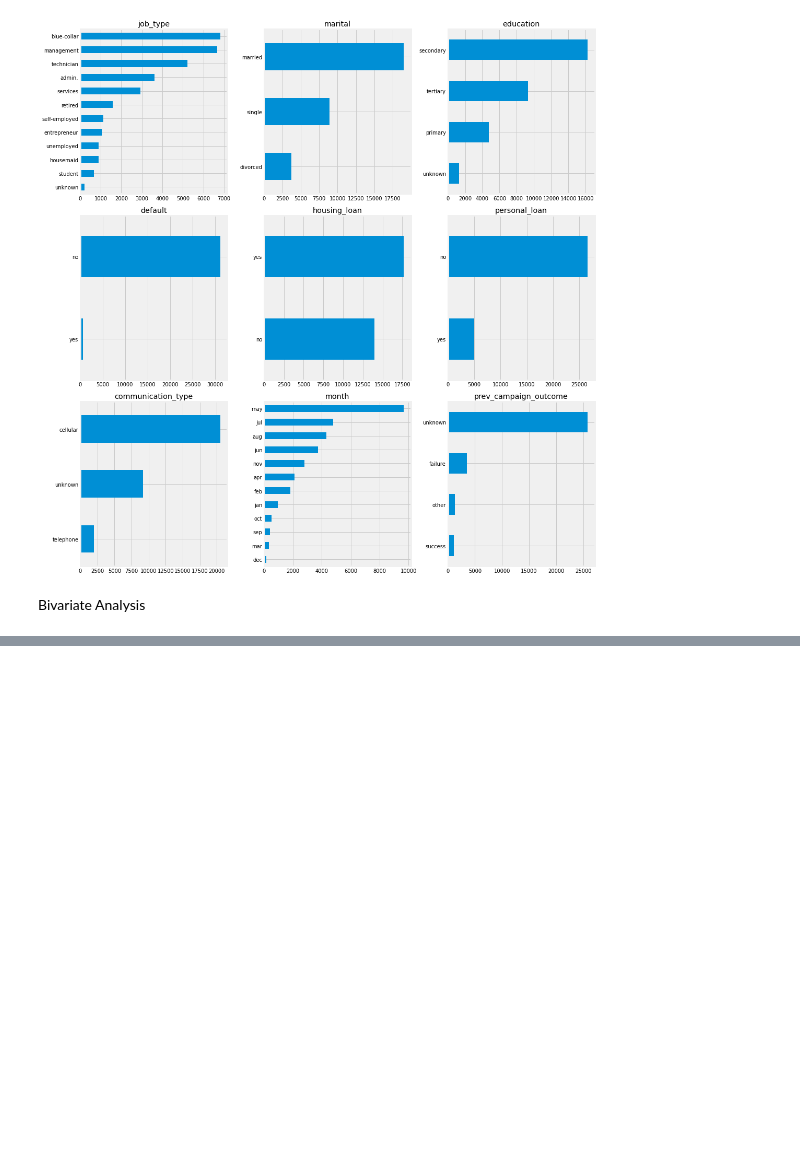
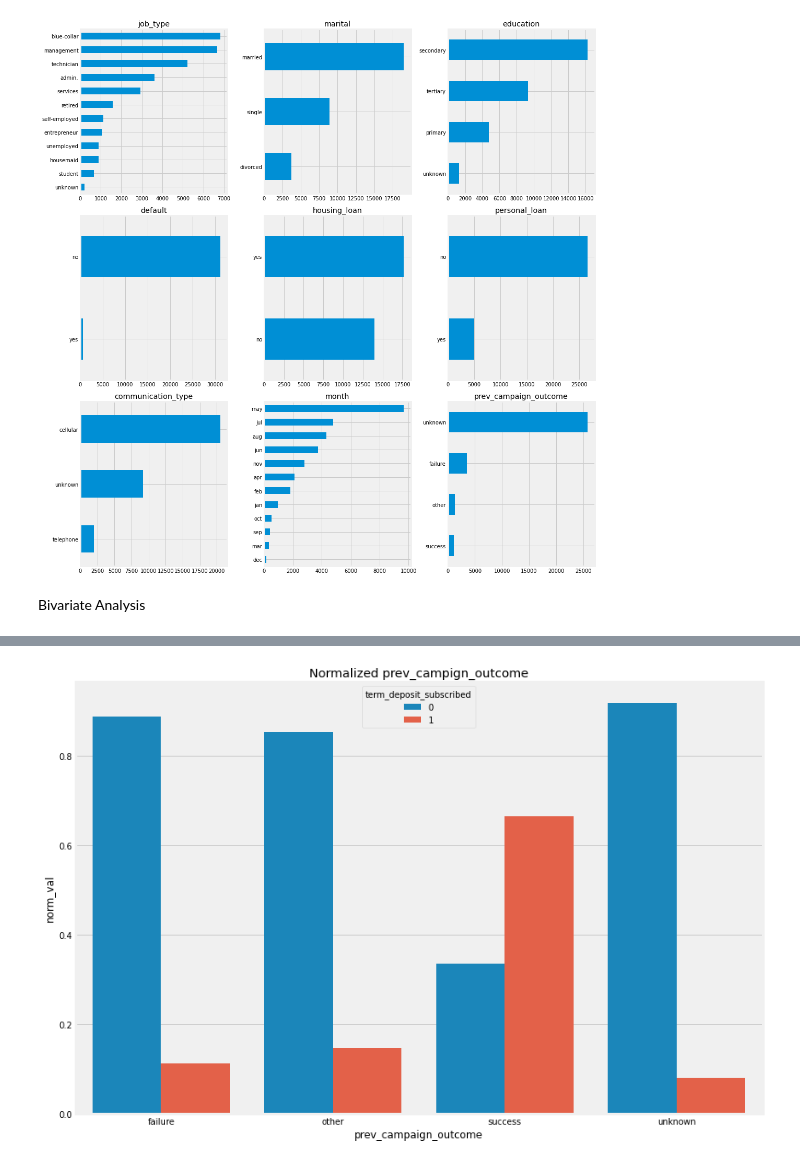
Before and after one commit to cmannnn/bank-promotional-campaigns, a Jupyter notebook: Guided_Hackathon_1.ipynb, the cells around one changed output, grey strips where cells are left out. Drawn from its saved outputs; the diff is of its cells as text; code cells hidden in the pictures; blank space fills up the shorter version.

```diff
--- a/Guided_Hackathon_1.ipynb
+++ b/Guided_Hackathon_1.ipynb
@@ -448,3 +442,15 @@ print(xtab)
+# %%
+# bivariate 'prev_campaign_outcome' pivot table
+xtab = pd.crosstab(target_col, train['prev_campaign_outcome'], normalize = 'columns')
+stacked = xtab.stack().reset_index().rename(columns={0:'norm_val'})
+
+# plotting bar bivariate normalized crosstab
+fig, ax = plt.subplots(1,1, figsize=(12, 8))
+_ = sns.barplot(x=stacked.prev_campaign_outcome, y=stacked.norm_val, hue=stacked.term_deposit_subscribed, ax=ax)
+plt.title('Normalized prev_campign_outcome')
+plt.tight_layout()
+# %% [output]
+[figure, added]
 # %%
 '''# bivariate barcharts
 fig, axes = plt.subplots(5, 2, figsize=(15, 19))
```
Also changed, not shown: parts of 2 cells of this notebook.
